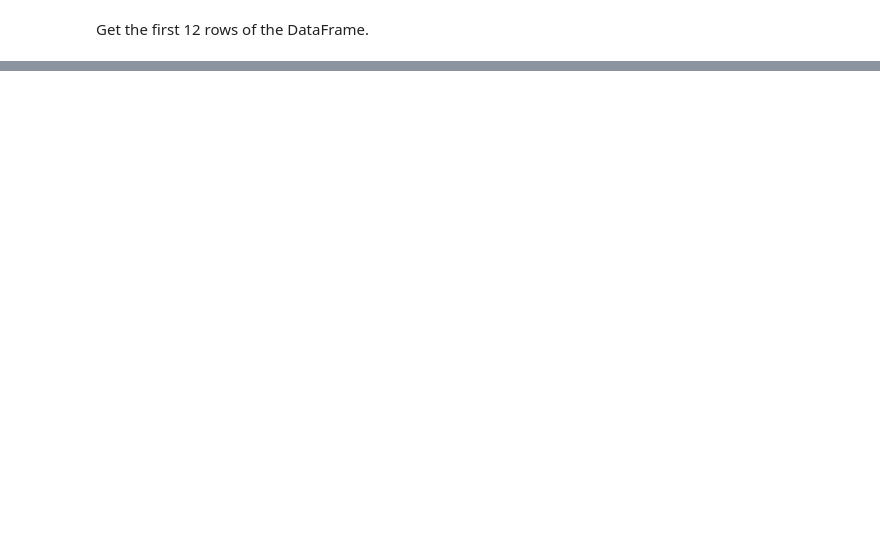
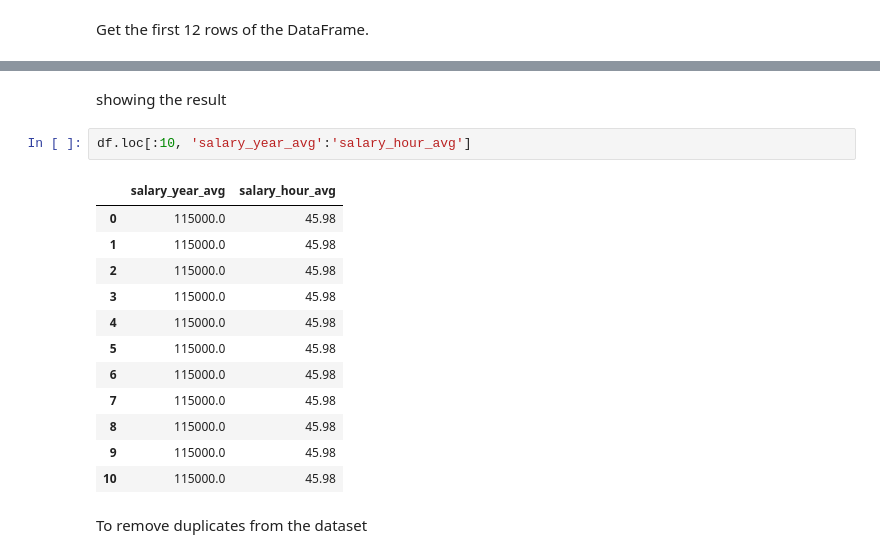
Before and after one commit to dateenbee2442/PYTHON_CORE_TOPICS, a Jupyter notebook: ADVANCE_LEVEL/Panda_Accessing_Data.ipynb, the cells around one changed output, grey strips where cells are left out. Cells and saved outputs as stored; diff of their text form; blank space fills up the shorter version.

```diff
--- a/ADVANCE_LEVEL/Panda_Accessing_Data.ipynb
+++ b/ADVANCE_LEVEL/Panda_Accessing_Data.ipynb
@@ -145,0 +151,19 @@ NameError: name 'median_salary_year' is not defined
+# %% [markdown]
+showing the result
+# %%
+df.loc[:10, 'salary_year_avg':'salary_hour_avg']
+# %% [output]
+|  | salary_year_avg | salary_hour_avg |
+| 0 | 115000.0 | 45.98 |
+| 1 | 115000.0 | 45.98 |
+| 2 | 115000.0 | 45.98 |
+| 3 | 115000.0 | 45.98 |
+| 4 | 115000.0 | 45.98 |
+| 5 | 115000.0 | 45.98 |
+| 6 | 115000.0 | 45.98 |
+| 7 | 115000.0 | 45.98 |
+| 8 | 115000.0 | 45.98 |
+| 9 | 115000.0 | 45.98 |
+| 10 | 115000.0 | 45.98 |
+# %% [markdown]
+To remove duplicates from the dataset
```
Also changed, not shown: parts of 11 cells of this notebook.
